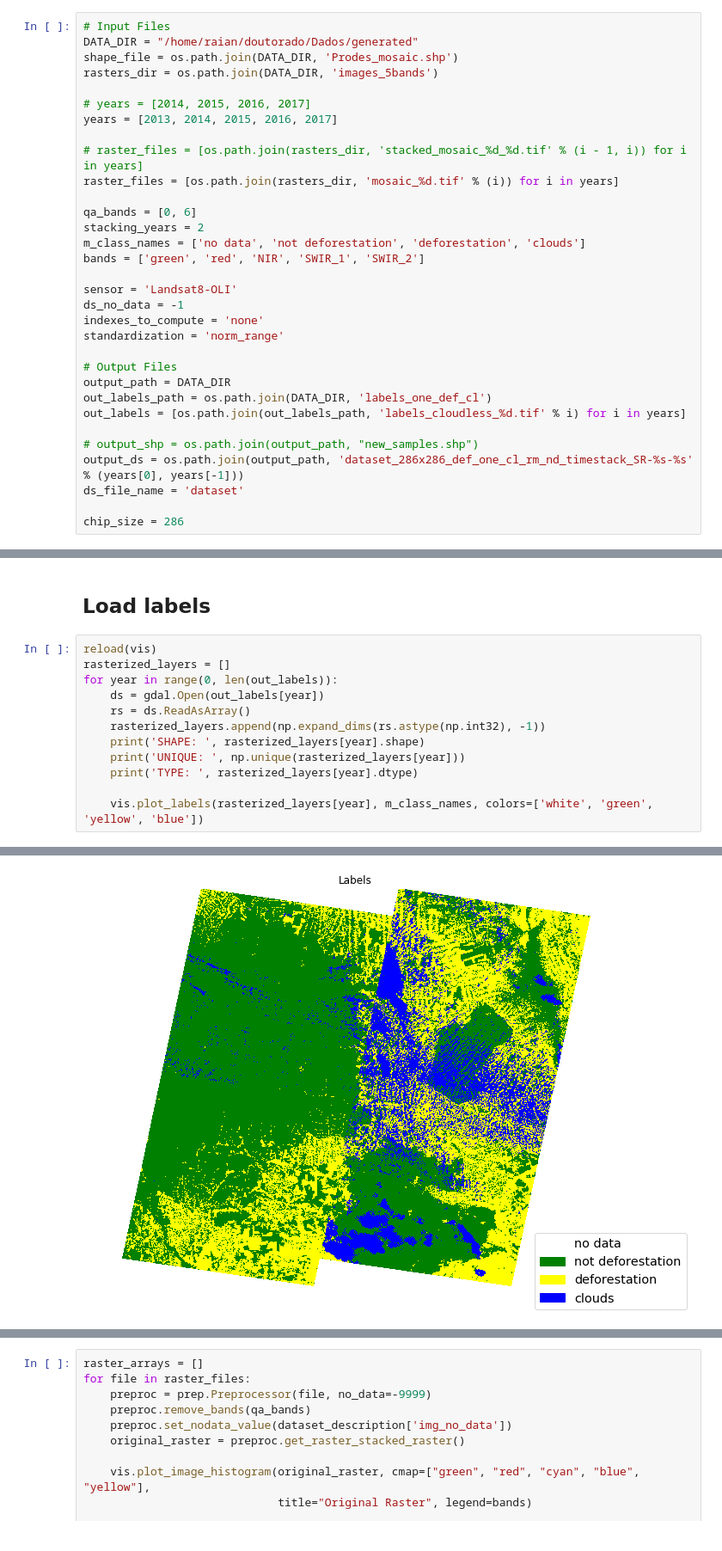
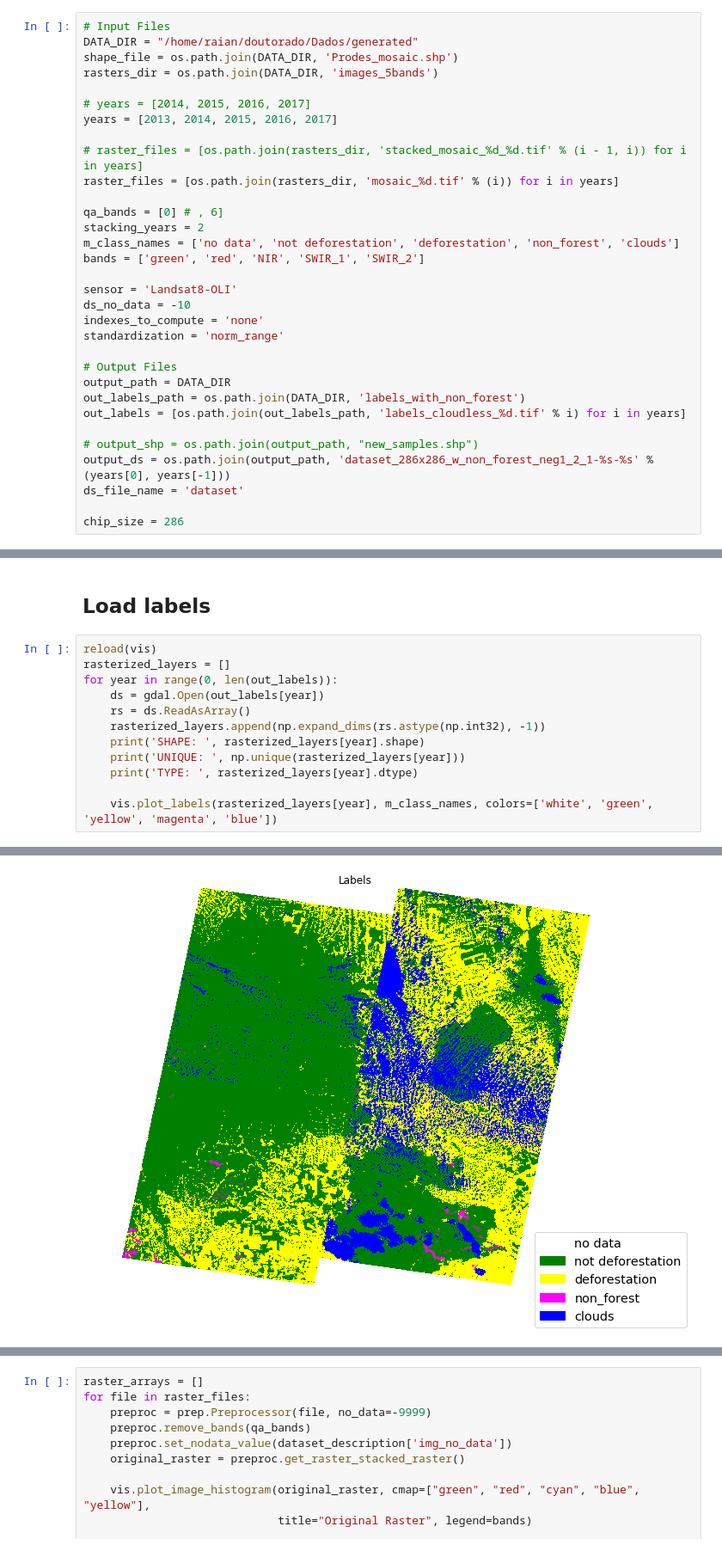
Before and after one commit to rvmaretto/deepgeo, a Jupyter notebook: notebooks/paper_deforestation_2018/generate_dataset_paper-timestack.ipynb, the cells around one changed output, grey strips where cells are left out. Shown at 86% size. Drawn from its saved outputs; the diff is of its cells as text.

```diff
--- a/notebooks/paper_deforestation_2018/generate_dataset_paper-timestack.ipynb
+++ b/notebooks/paper_deforestation_2018/generate_dataset_paper-timestack.ipynb
@@ -38,23 +38,23 @@ years = [2013, 2014, 2015, 2016, 2017]
 # raster_files = [os.path.join(rasters_dir, 'stacked_mosaic_%d_%d.tif' % (i - 1, i)) for i in years]
 raster_files = [os.path.join(rasters_dir, 'mosaic_%d.tif' % (i)) for i in years]
 
-qa_bands = [0, 6]
+qa_bands = [0] # , 6]
 stacking_years = 2
-m_class_names = ['no data', 'not deforestation', 'deforestation', 'clouds']
+m_class_names = ['no data', 'not deforestation', 'deforestation', 'non_forest', 'clouds']
 bands = ['green', 'red', 'NIR', 'SWIR_1', 'SWIR_2']
 
 sensor = 'Landsat8-OLI'
-ds_no_data = -1
+ds_no_data = -10
 indexes_to_compute = 'none'
 standardization = 'norm_range'
 
 # Output Files
 output_path = DATA_DIR
-out_labels_path = os.path.join(DATA_DIR, 'labels_one_def_cl')
+out_labels_path = os.path.join(DATA_DIR, 'labels_with_non_forest')
 out_labels = [os.path.join(out_labels_path, 'labels_cloudless_%d.tif' % i) for i in years]
 
 # output_shp = os.path.join(output_path, "new_samples.shp")
-output_ds = os.path.join(output_path, 'dataset_286x286_def_one_cl_rm_nd_timestack_SR-%s-%s' % (years[0], years[-1]))
+output_ds = os.path.join(output_path, 'dataset_286x286_w_non_forest_neg1_2_1-%s-%s' % (years[0], years[-1]))
 ds_file_name = 'dataset'
 
 chip_size = 286
@@ -82,6 +82,6 @@ for year in range(0, len(out_labels)):
     print('UNIQUE: ', np.unique(rasterized_layers[year]))
     print('TYPE: ', rasterized_layers[year].dtype)
 
-    vis.plot_labels(rasterized_layers[year], m_class_names, colors=['white', 'green', 'yellow', 'blue'])
+    vis.plot_labels(rasterized_layers[year], m_class_names, colors=['white', 'green', 'yellow', 'magenta', 'blue'])
 # %% [output]
 SHAPE:  (11534, 13587, 1)
@@ -104 +104 @@ TYPE:  int32
-[figure, old version]
+[figure, new version]
```
Also changed, not shown: parts of 3 cells of this notebook, 7 other files.
